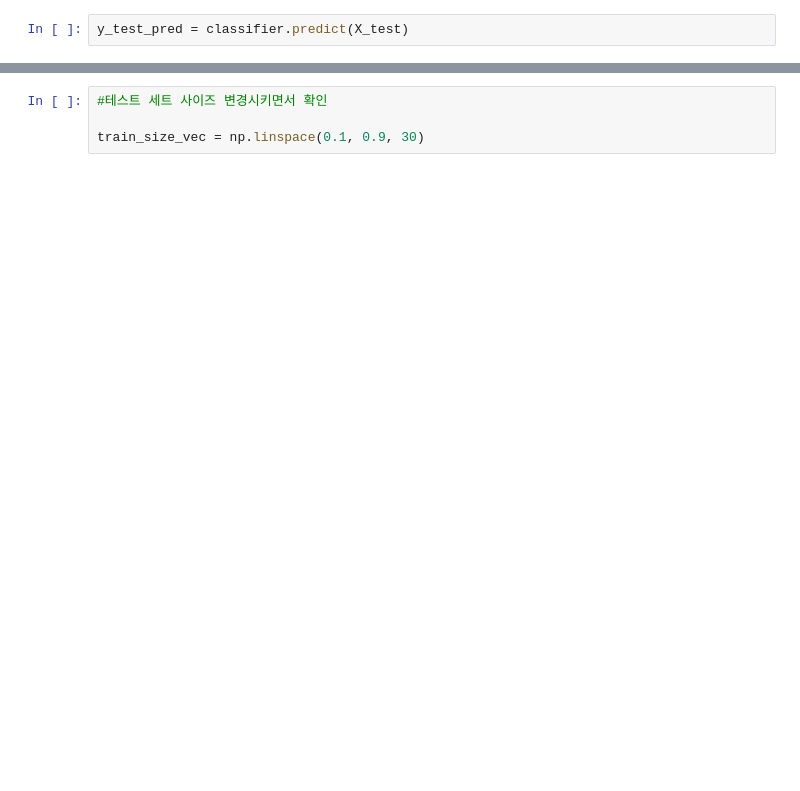
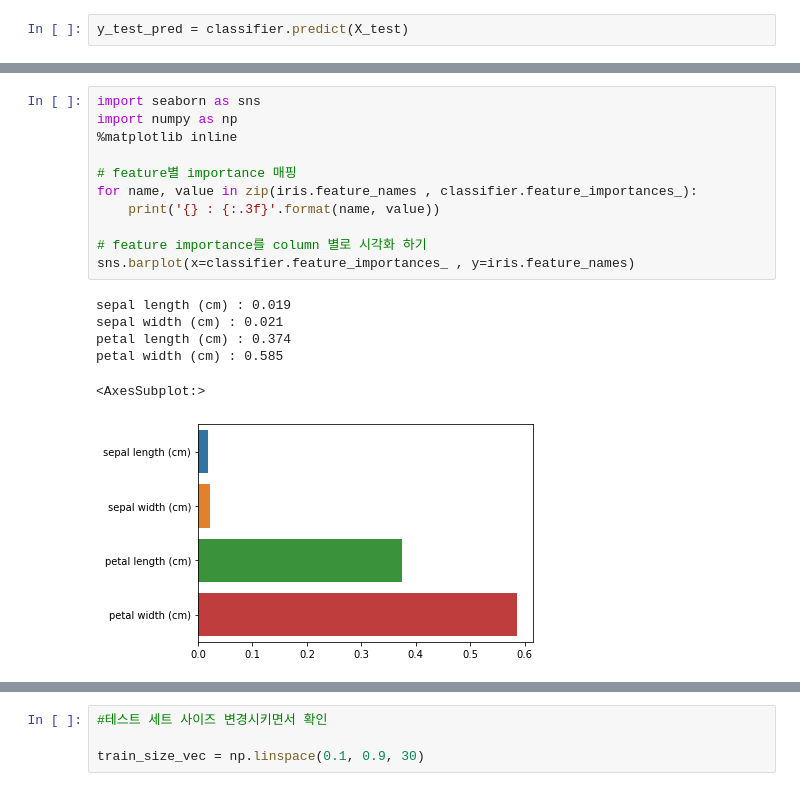
Before and after one commit to schaelin/2022_summer_study, a Jupyter notebook: ch15_machine_learning.ipynb, the cells around one changed output, grey strips where cells are left out. Drawn from its saved outputs; the diff is of its cells as text; blank space fills up the shorter version.

```diff
--- a/ch15_machine_learning.ipynb
+++ b/ch15_machine_learning.ipynb
@@ -428 +533,19 @@ array([[14,  0,  0],
+# %%
+import seaborn as sns
+import numpy as np
+%matplotlib inline
+
+# feature별 importance 매핑
+for name, value in zip(iris.feature_names , classifier.feature_importances_):
+    print('{} : {:.3f}'.format(name, value))
+
+# feature importance를 column 별로 시각화 하기
+sns.barplot(x=classifier.feature_importances_ , y=iris.feature_names)
+# %% [output]
+sepal length (cm) : 0.019
+sepal width (cm) : 0.021
+petal length (cm) : 0.374
+petal width (cm) : 0.585
+<AxesSubplot:>
+[figure, added]
 # %%
```
Also changed, not shown: parts of 47 cells of this notebook.
